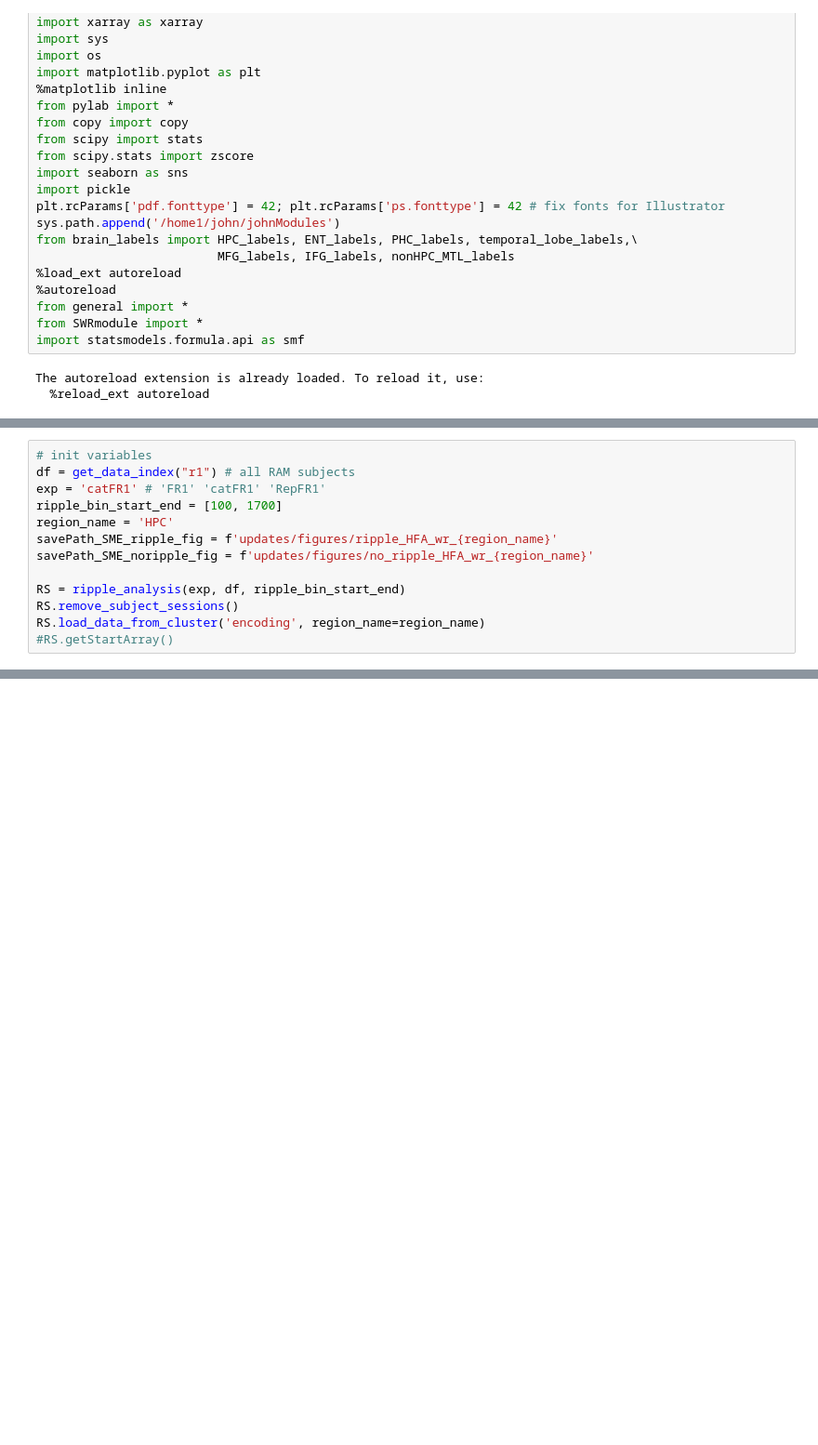
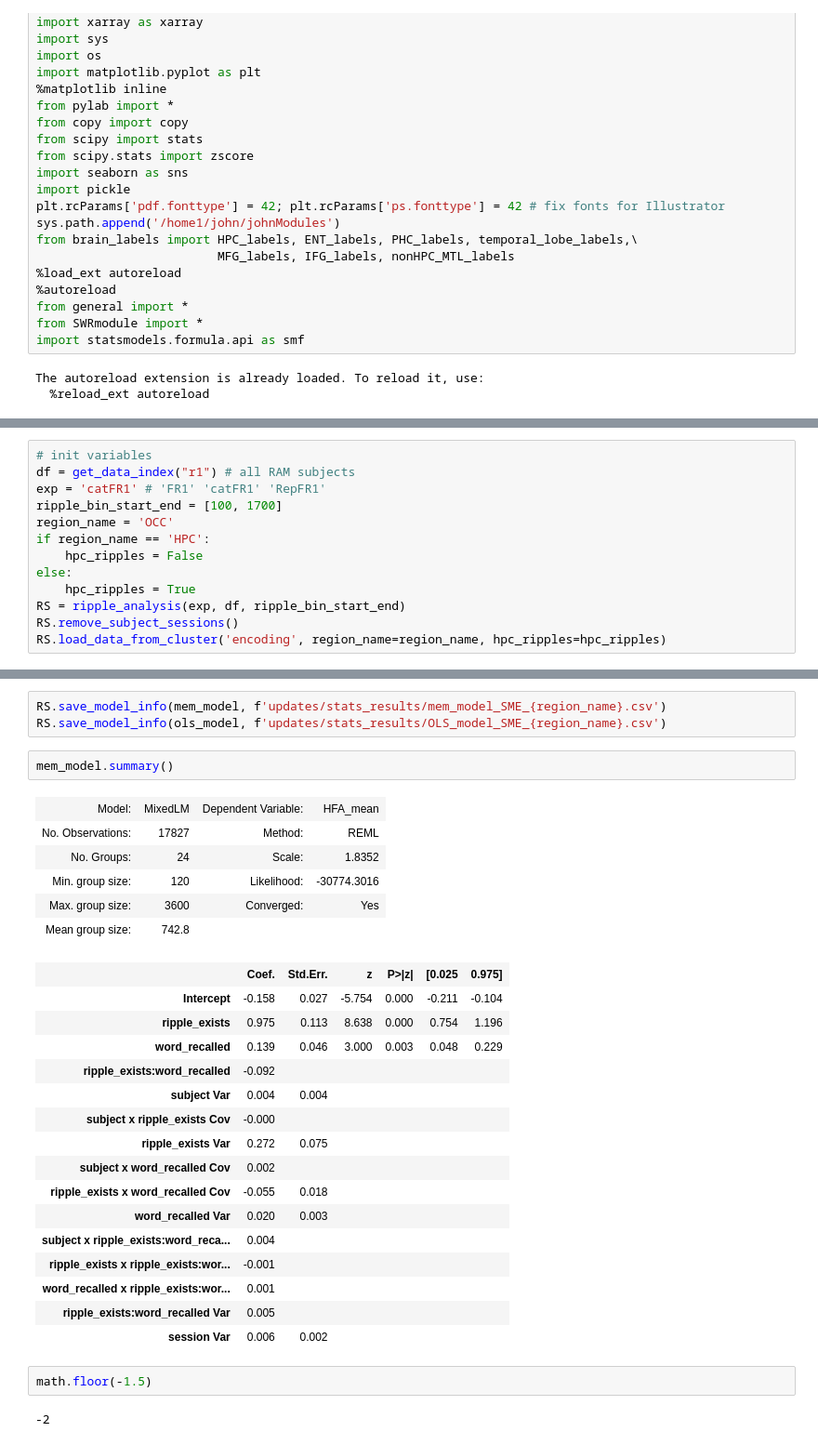
Before and after one commit to ebrahimfeghhi/ripple_memory, a Jupyter notebook: ripple_analysis.ipynb, the cells around one changed output, grey strips where cells are left out. Shown: that part at 93% size. Cells and saved outputs as stored; diff of their text form; blank space fills up the shorter version.

Commit message:
Added more brain regions, + conditioning on HPC ripples

```diff
--- a/ripple_analysis.ipynb
+++ b/ripple_analysis.ipynb
@@ -629,14 +717,14 @@ class ripple_analysis():
 df = get_data_index("r1") # all RAM subjects
 exp = 'catFR1' # 'FR1' 'catFR1' 'RepFR1'
 ripple_bin_start_end = [100, 1700]
-region_name = 'HPC'
-savePath_SME_ripple_fig = f'updates/figures/ripple_HFA_wr_{region_name}'
-savePath_SME_noripple_fig = f'updates/figures/no_ripple_HFA_wr_{region_name}'
-
+region_name = 'OCC'
+if region_name == 'HPC':
+    hpc_ripples = False
+else:
+    hpc_ripples = True
 RS = ripple_analysis(exp, df, ripple_bin_start_end)
 RS.remove_subject_sessions()
-RS.load_data_from_cluster('encoding', region_name=region_name)
-#RS.getStartArray()
+RS.load_data_from_cluster('encoding', region_name=region_name, hpc_ripples=hpc_ripples)
 # %% [output]
 ['R1393T' 'R1461T' 'R1426N' 'R1269E' 'R1334T' 'R1239E' 'R1217T' 'R1303E'
  'R1264P' 'R1377M']
@@ -671,0 +780,32 @@ Number of events with no ripples 21898
+# %%
+RS.save_model_info(mem_model, f'updates/stats_results/mem_model_SME_{region_name}.csv')
+RS.save_model_info(ols_model, f'updates/stats_results/OLS_model_SME_{region_name}.csv')
+# %%
+mem_model.summary()
+# %% [output]
+| Model: | MixedLM | Dependent Variable: | HFA_mean |
+| No. Observations: | 17827 | Method: | REML |
+| No. Groups: | 24 | Scale: | 1.8352 |
+| Min. group size: | 120 | Likelihood: | -30774.3016 |
+| Max. group size: | 3600 | Converged: | Yes |
+| Mean group size: | 742.8 |  |  |
+|  | Coef. | Std.Err. | z | P>|z| | [0.025 | 0.975] |
+| Intercept | -0.158 | 0.027 | -5.754 | 0.000 | -0.211 | -0.104 |
+| ripple_exists | 0.975 | 0.113 | 8.638 | 0.000 | 0.754 | 1.196 |
+| word_recalled | 0.139 | 0.046 | 3.000 | 0.003 | 0.048 | 0.229 |
+| ripple_exists:word_recalled | -0.092 |  |  |  |  |  |
+| subject Var | 0.004 | 0.004 |  |  |  |  |
+| subject x ripple_exists Cov | -0.000 |  |  |  |  |  |
+| ripple_exists Var | 0.272 | 0.075 |  |  |  |  |
+| subject x word_recalled Cov | 0.002 |  |  |  |  |  |
+| ripple_exists x word_recalled Cov | -0.055 | 0.018 |  |  |  |  |
+| word_recalled Var | 0.020 | 0.003 |  |  |  |  |
+| subject x ripple_exists:word_reca... | 0.004 |  |  |  |  |  |
+| ripple_exists x ripple_exists:wor... | -0.001 |  |  |  |  |  |
+| word_recalled x ripple_exists:wor... | 0.001 |  |  |  |  |  |
+| ripple_exists:word_recalled Var | 0.005 |  |  |  |  |  |
+| session Var | 0.006 | 0.002 |  |  |  |  |
+# %%
+math.floor(-1.5)
+# %% [output]
+-2
```
Also changed, not shown: parts of 4 cells of this notebook, 25 other files.
